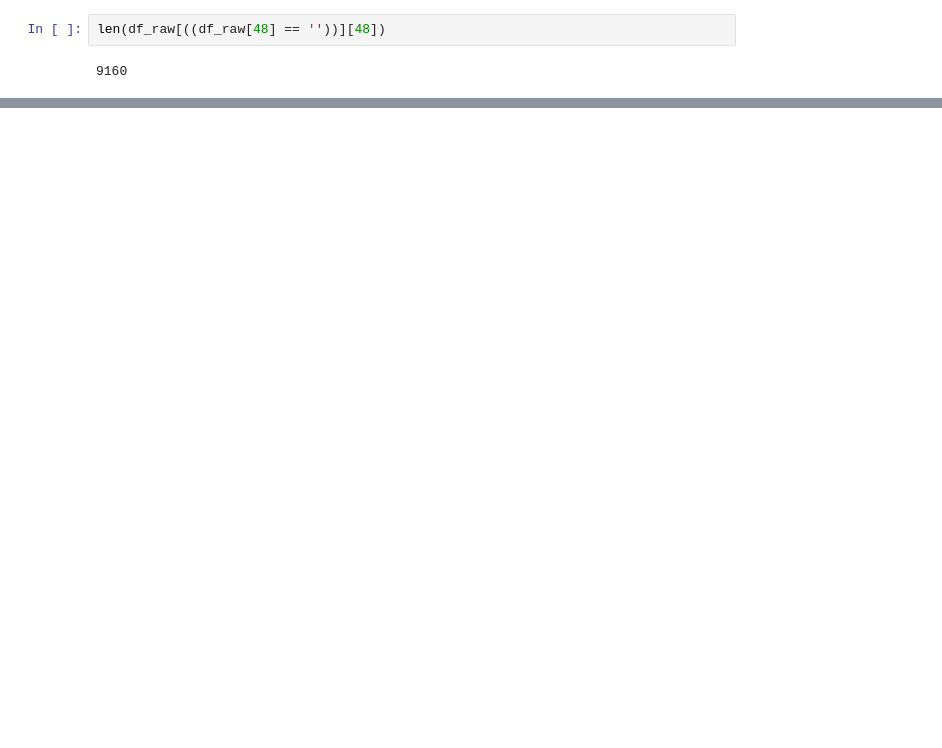
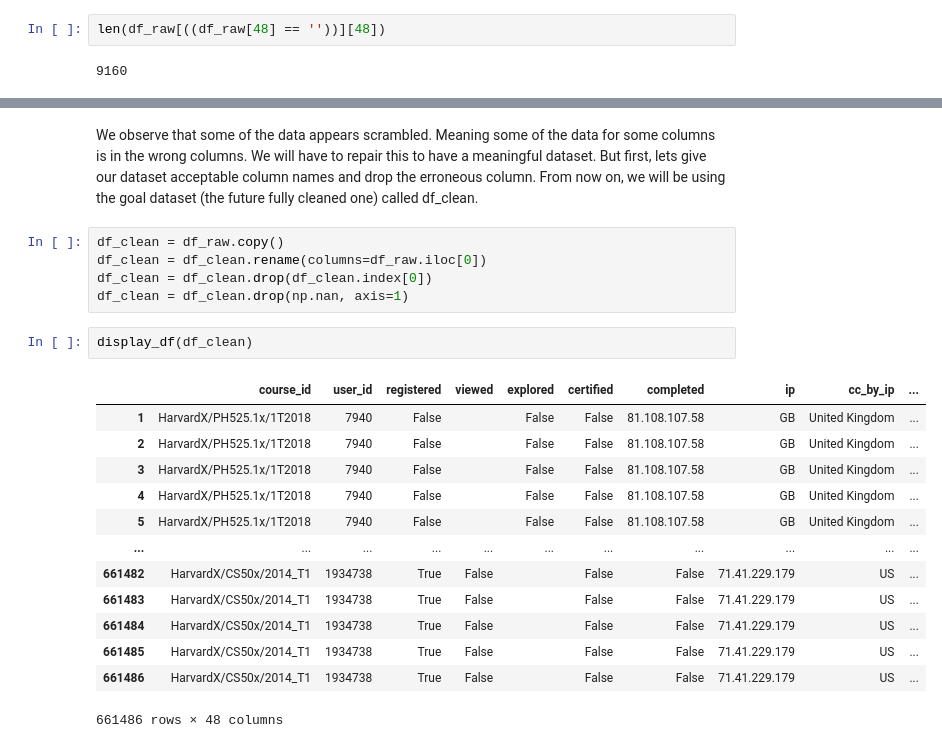
Before and after one commit to tmaounis/apcomp221-pset2, a Jupyter notebook: cleaning_data.ipynb, the cells around one changed output, grey strips where cells are left out. Cells and saved outputs as stored; diff of their text form; blank space fills up the shorter version.

```diff
--- a/cleaning_data.ipynb
+++ b/cleaning_data.ipynb
@@ -85,0 +128,23 @@ df_c
+# %% [markdown]
+We observe that some of the data appears scrambled. Meaning some of the data for some columns is in the wrong columns. We will have to repair this to have a meaningful dataset. But first, lets give our dataset acceptable column names and drop the erroneous column. From now on, we will be using the goal dataset (the future fully cleaned one) called df_clean.
+# %%
+df_clean = df_raw.copy()
+df_clean = df_clean.rename(columns=df_raw.iloc[0])
+df_clean = df_clean.drop(df_clean.index[0])
+df_clean = df_clean.drop(np.nan, axis=1)
+# %%
+display_df(df_clean)
+# %% [output]
+|  | course_id | user_id | registered | viewed | explored | certified | completed | ip | cc_by_ip | ... |
+| 1 | HarvardX/PH525.1x/1T2018 | 7940 | False |  | False | False | 81.108.107.58 | GB | United Kingdom | ... |
+| 2 | HarvardX/PH525.1x/1T2018 | 7940 | False |  | False | False | 81.108.107.58 | GB | United Kingdom | ... |
+| 3 | HarvardX/PH525.1x/1T2018 | 7940 | False |  | False | False | 81.108.107.58 | GB | United Kingdom | ... |
+| 4 | HarvardX/PH525.1x/1T2018 | 7940 | False |  | False | False | 81.108.107.58 | GB | United Kingdom | ... |
+| 5 | HarvardX/PH525.1x/1T2018 | 7940 | False |  | False | False | 81.108.107.58 | GB | United Kingdom | ... |
+| ... | ... | ... | ... | ... | ... | ... | ... | ... | ... | ... |
+| 661482 | HarvardX/CS50x/2014_T1 | 1934738 | True | False |  | False | False | 71.41.229.179 | US | ... |
+| 661483 | HarvardX/CS50x/2014_T1 | 1934738 | True | False |  | False | False | 71.41.229.179 | US | ... |
+| 661484 | HarvardX/CS50x/2014_T1 | 1934738 | True | False |  | False | False | 71.41.229.179 | US | ... |
+| 661485 | HarvardX/CS50x/2014_T1 | 1934738 | True | False |  | False | False | 71.41.229.179 | US | ... |
+| 661486 | HarvardX/CS50x/2014_T1 | 1934738 | True | False |  | False | False | 71.41.229.179 | US | ... |
+661486 rows × 48 columns
```
Also changed, not shown: parts of 19 cells of this notebook.
